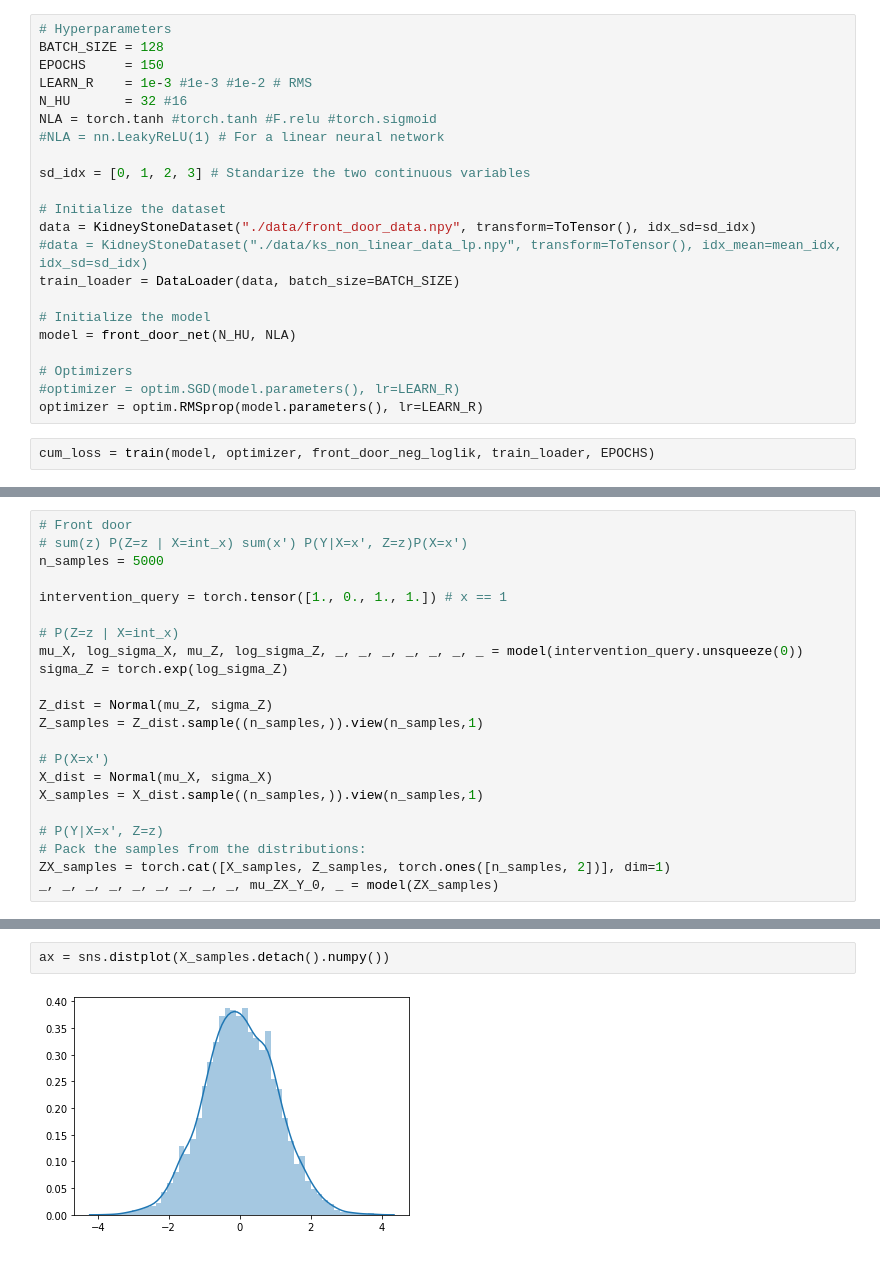
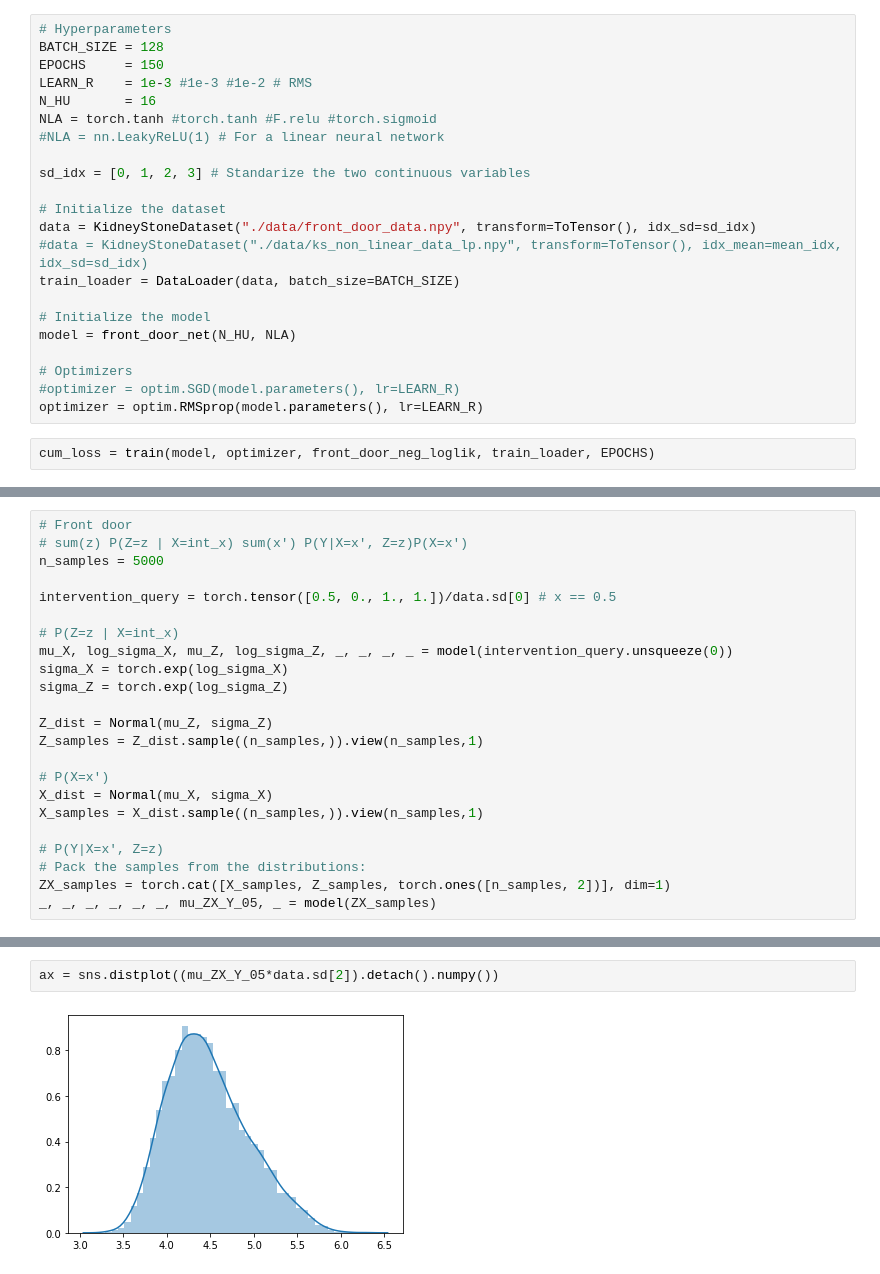
Before and after one commit to Chechgm/causal_effect_estimation_using_nade, a Jupyter notebook: 5-Front_door.ipynb, the cells around one changed output, grey strips where cells are left out. Drawn from its saved outputs; the diff is of its cells as text.

```diff
--- a/5-Front_door.ipynb
+++ b/5-Front_door.ipynb
@@ -25,7 +25,7 @@ from train import train
 BATCH_SIZE = 128
 EPOCHS     = 150
 LEARN_R    = 1e-3 #1e-3 #1e-2 # RMS
-N_HU       = 32 #16
+N_HU       = 16
 NLA = torch.tanh #torch.tanh #F.relu #torch.sigmoid
 #NLA = nn.LeakyReLU(1) # For a linear neural network
 
@@ -107,10 +107,11 @@ _, _, _, _, _, _, _, _, _, mu_ZX_Y_1, _ = model(ZX_samples)
 # sum(z) P(Z=z | X=int_x) sum(x') P(Y|X=x', Z=z)P(X=x')
 n_samples = 5000
 
-intervention_query = torch.tensor([1., 0., 1., 1.]) # x == 1
+intervention_query = torch.tensor([0.5, 0., 1., 1.])/data.sd[0] # x == 0.5
 
 # P(Z=z | X=int_x)
-mu_X, log_sigma_X, mu_Z, log_sigma_Z, _, _, _, _, _, _, _ = model(intervention_query.unsqueeze(0))
+mu_X, log_sigma_X, mu_Z, log_sigma_Z, _, _, _, _ = model(intervention_query.unsqueeze(0))
+sigma_X = torch.exp(log_sigma_X)
 sigma_Z = torch.exp(log_sigma_Z)
 
 Z_dist = Normal(mu_Z, sigma_Z)
@@ -123,4 +124,4 @@ X_samples = X_dist.sample((n_samples,)).view(n_samples,1)
 # P(Y|X=x', Z=z)
 # Pack the samples from the distributions:
 ZX_samples = torch.cat([X_samples, Z_samples, torch.ones([n_samples, 2])], dim=1)
-_, _, _, _, _, _, _, _, _, mu_ZX_Y_0, _ = model(ZX_samples)
+_, _, _, _, _, _, mu_ZX_Y_05, _ = model(ZX_samples)
@@ -145,4 +132,4 @@ print(np.mean(y_1)-np.mean(y_0))
 # %%
-ax = sns.distplot(X_samples.detach().numpy())
+ax = sns.distplot((mu_ZX_Y_05*data.sd[2]).detach().numpy())
 # %% [output]
-[figure, old version]
+[figure, new version]
```
Also changed, not shown: parts of 27 cells of this notebook, 3 other files.
